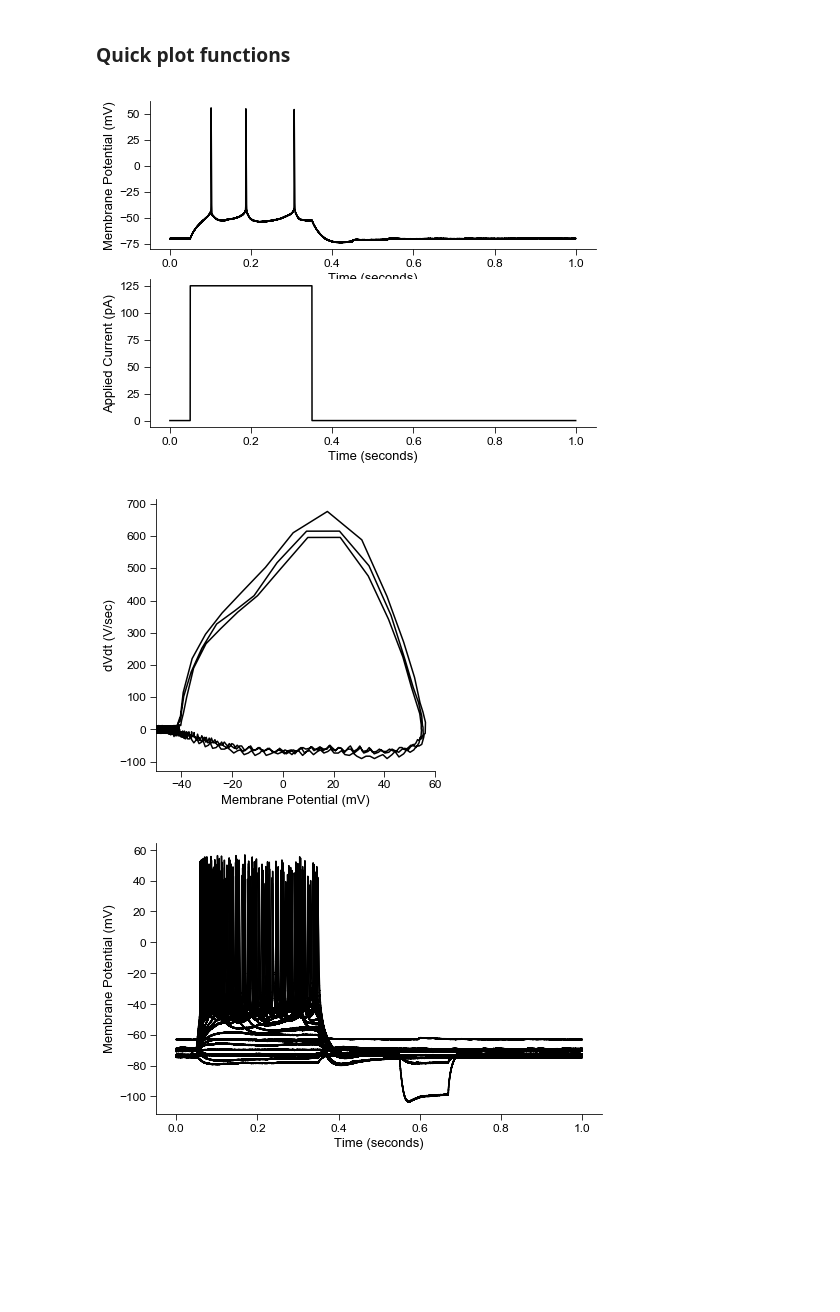
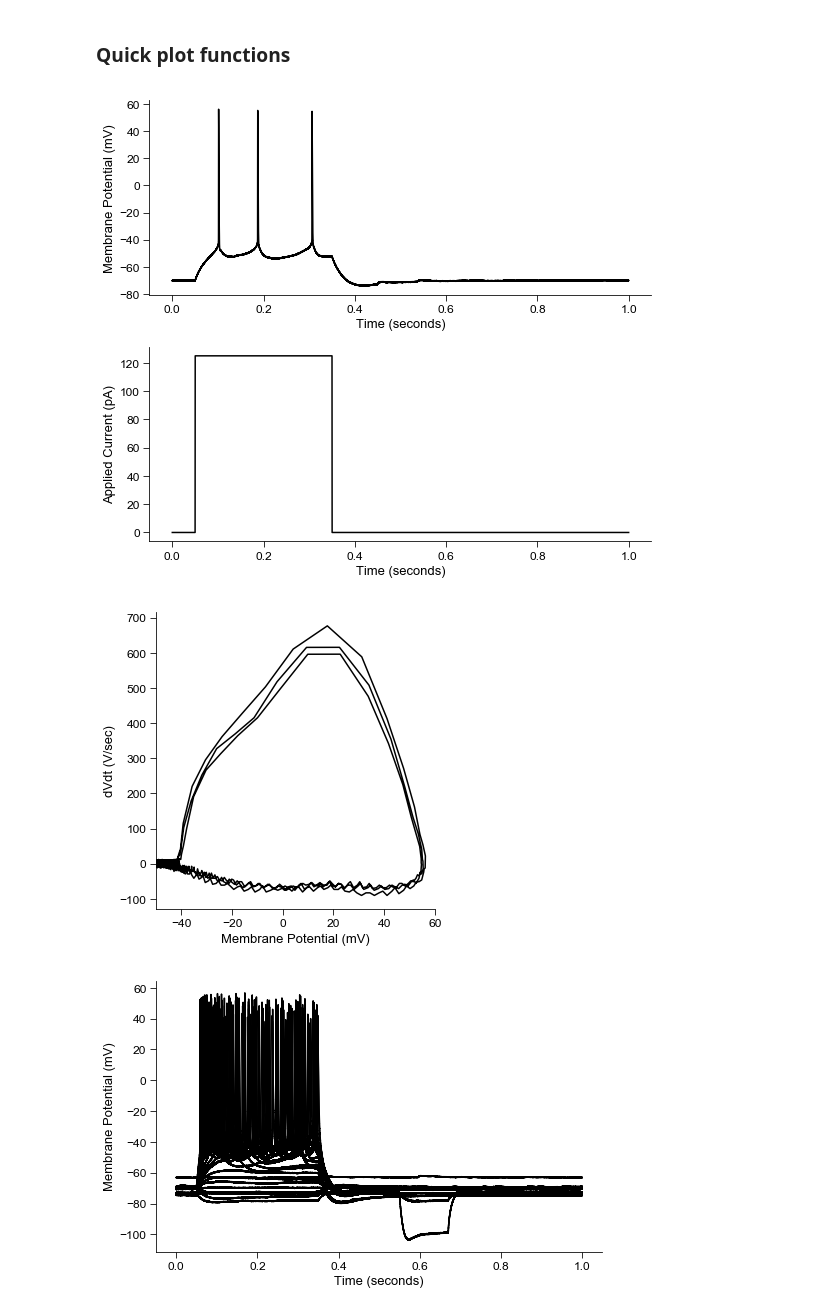
Before and after one commit to pspratt/pyibt, a Jupyter notebook: docs/examples/pyibt_demo.ipynb, the cells around one changed output. Cells and saved outputs as stored; diff of their text form; code cells hidden in the pictures; blank space fills up the shorter version.

```diff
--- a/docs/examples/pyibt_demo.ipynb
+++ b/docs/examples/pyibt_demo.ipynb
@@ -61,24 +60,26 @@ Sweep command: [0. 0. 0. ... 0. 0. 0.]
 # %% [markdown]
 ### Quick plot functions
 # %%
-fig = plt.figure(figsize=(8,6))
+fig = plt.figure(figsize=(8, 7))
 ax1 = fig.add_subplot(211)
-ax1 = ibt.plot_sweep(sweep_num=16,ax=ax1)
+ax1 = ibt.plot_sweep(sweep_num=16, ax=ax1)
 
 ax2 = fig.add_subplot(212)
-ax2 = ibt.plot_command(sweep_num=16,ax=ax2)
+ax2 = ibt.plot_command(sweep_num=16, ax=ax2)
+plt.tight_layout()
 
 plt.savefig('example_plots/single_sweep.png')
 # %% [output]
-[figure, old version]
+[figure, new version]
 # %%
-fig = plt.figure(figsize=(5,5))
+fig = plt.figure(figsize=(5, 5))
 ax=ibt.plot_sweep_phase_plane(sweep_num=16)
-ax.set_xlim(-50,60)
+ax.set_xlim(-50, 60)
+plt.tight_layout()
 
 plt.savefig('example_plots/phase_plane.png')
 # %% [output]
-[figure, old version]
+[figure, new version]
 # %%
 fig=plt.figure(figsize=(8,5))
 ax=ibt.plot_all_sweeps()
```
Also changed, not shown: parts of 7 cells of this notebook, 4 other files.
